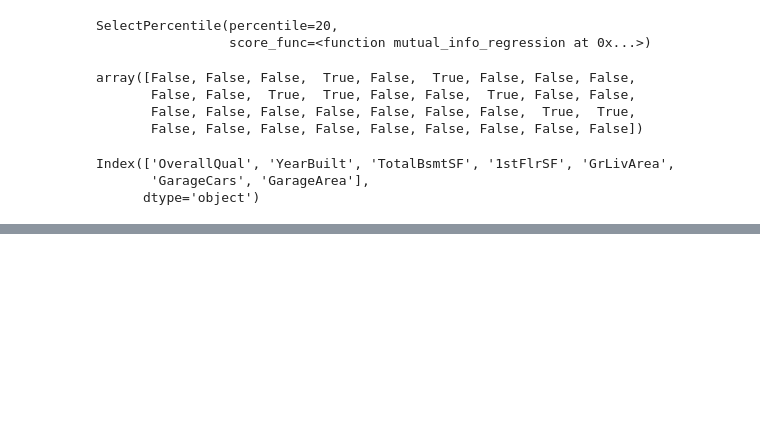
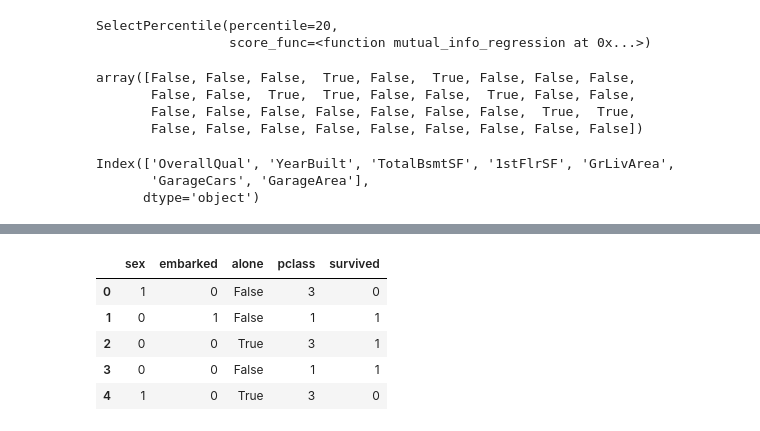
Before and after one commit to AugustineJosephMN/Feature-Selection-Techniques, a Jupyter notebook: Feature Selection.ipynb, the cells around one changed output, grey strips where cells are left out. Saved outputs shown, nothing was run; the diff lists cells and outputs as text; code cells hidden in the pictures; blank space fills up the shorter version.

```diff
--- a/Feature Selection.ipynb
+++ b/Feature Selection.ipynb
@@ -634,0 +689,14 @@ Index(['OverallQual', 'YearBuilt', 'TotalBsmtSF', '1stFlrSF', 'GrLivArea',
+# %%
+import numpy as np
+###  label encoding on embarked
+ordinal_label = {k: i for i, k in enumerate(df['embarked'].unique(), 0)}
+df['embarked'] = df['embarked'].map(ordinal_label)
+# %%
+df.head()
+# %% [output]
+|  | sex | embarked | alone | pclass | survived |
+| 0 | 1 | 0 | False | 3 | 0 |
+| 1 | 0 | 1 | False | 1 | 1 |
+| 2 | 0 | 0 | True | 3 | 1 |
+| 3 | 0 | 0 | False | 1 | 1 |
+| 4 | 1 | 0 | True | 3 | 0 |
```
Also changed, not shown: parts of 16 cells of this notebook.
